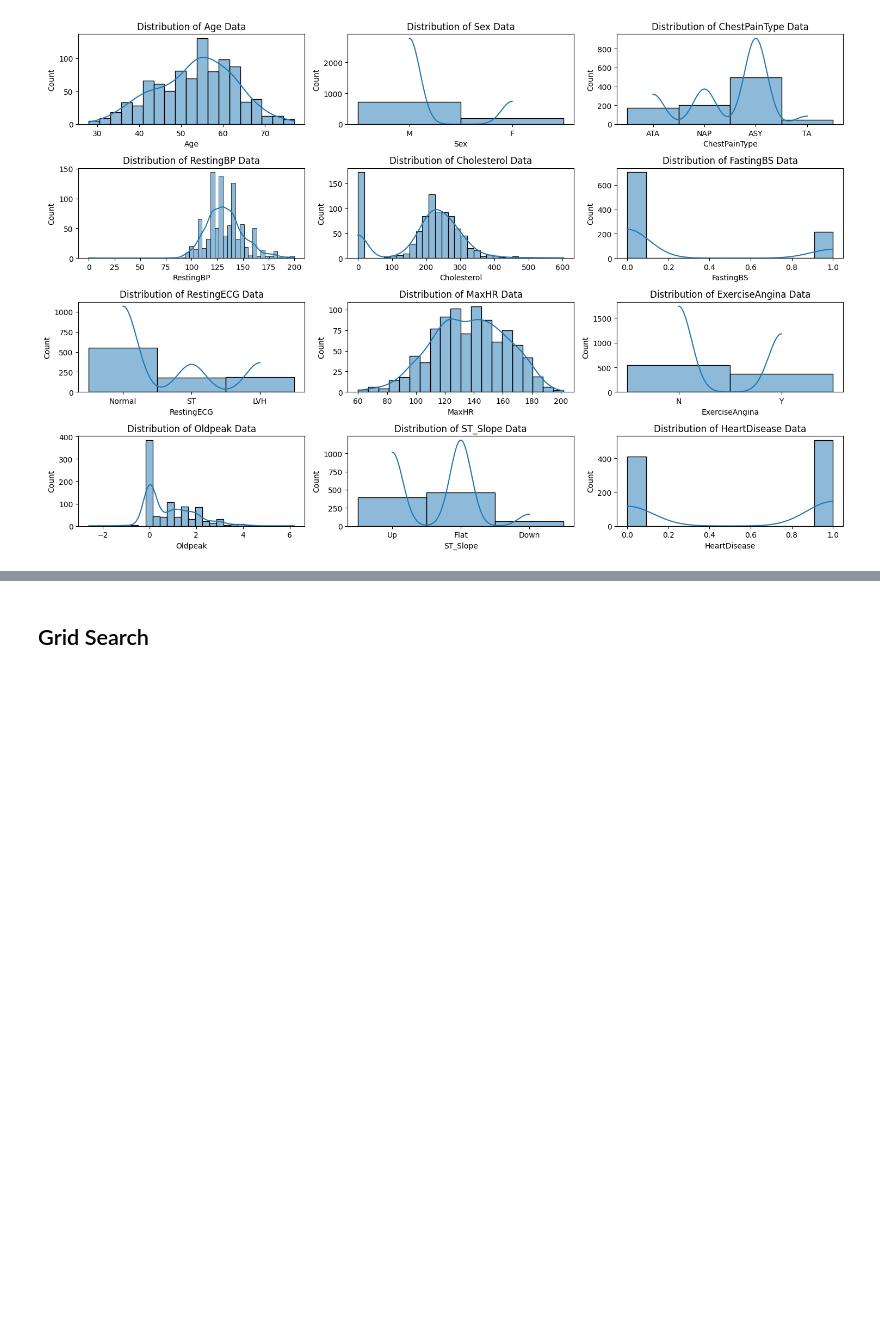
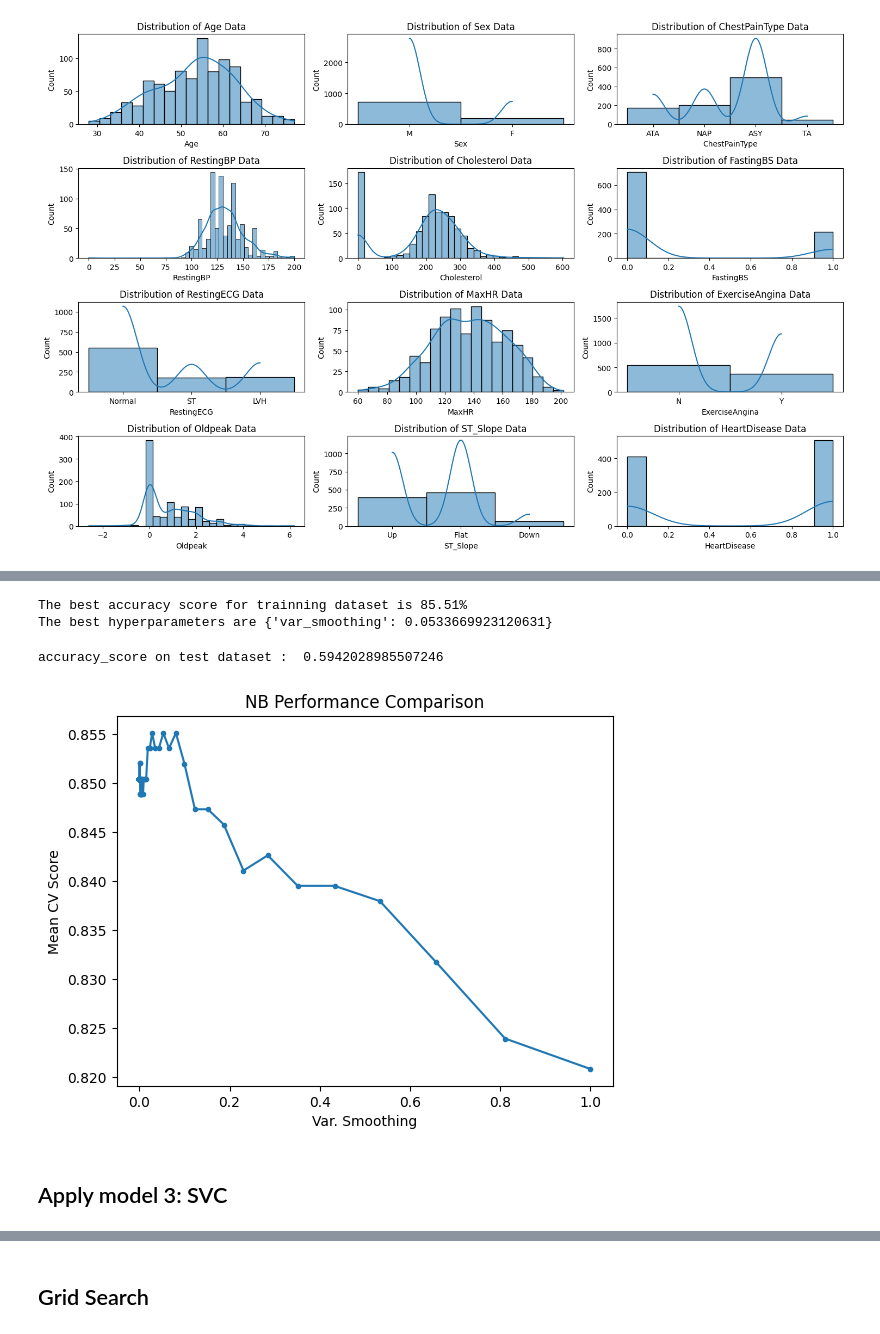
Before and after one commit to phamvutuyetanh/AI_Project, a Jupyter notebook: AI_Project.ipynb, the cells around one changed output, grey strips where cells are left out. Cells and saved outputs as stored; diff of their text form; code cells hidden in the pictures; blank space fills up the shorter version.

```diff
--- a/AI_Project.ipynb
+++ b/AI_Project.ipynb
@@ -290,0 +224,7 @@ for train_index, test_index in skf.split(X, y):
+# %%
+numerical_features = ['Age', 'RestingBP', 'Cholesterol', 'MaxHR']
+from sklearn.preprocessing import MinMaxScaler, StandardScaler
+normalize= MinMaxScaler()
+standard= StandardScaler()
+X_train['Oldpeak']= normalize.fit_transform(X_train[['Oldpeak']])
+X_train[numerical_features]= standard.fit_transform(X_train[numerical_features])
@@ -290,0 +238,10 @@ for train_index, test_index in skf.split(X, y):
+# %%
+kfold = KFold(n_splits=5, random_state=42, shuffle=True)
+model_KNN = KNeighborsClassifier()
+param_KNN = {
+    'n_neighbors': [x for x in range(1,20,1)],
+    'weights': ['uniform', 'distance'],
+    'metric': ['euclidean', 'manhattan', 'minkowski']
+}
+gridsearch_KNN = GridSearchCV(estimator=model_KNN, param_grid=param_KNN, scoring='accuracy',cv=kfold)
+gridsearch_KNN.fit(X_train, y_train)
@@ -290,0 +273,7 @@ for train_index, test_index in skf.split(X, y):
+# %%
+param_NB = {
+    "var_smoothing": np.logspace(0, -9, num=100)
+}
+model_NB= GaussianNB()
+gridsearch_NB = GridSearchCV(estimator = model_NB, param_grid=param_NB, scoring='accuracy', cv=kfold, n_jobs=-1)
+gridsearch_NB.fit(X_train, y_train)
@@ -290,0 +294,27 @@ for train_index, test_index in skf.split(X, y):
+# %%
+print(f'The best accuracy score for trainning dataset is {gridsearch_NB.best_score_:.2%}')
+print(f'The best hyperparameters are {gridsearch_NB.best_params_}')
+# %% [output]
+The best accuracy score for trainning dataset is 85.51%
+The best hyperparameters are {'var_smoothing': 0.0533669923120631}
+# %%
+#predict the target on the test dataset
+predict_test_NB = gridsearch_NB.predict(X_test)
+
+# Accuracy Score on test dataset
+accuracy_test = accuracy_score(y_test,predict_test_NB)
+print('accuracy_score on test dataset : ', accuracy_test)
+# %% [output]
+accuracy_score on test dataset :  0.5942028985507246
+# %%
+results_NB = pd.DataFrame(gridsearch_NB.cv_results_['params'])
+results_NB['test_score'] = gridsearch_NB.cv_results_['mean_test_score']
+plt.plot(results_NB['var_smoothing'], results_NB['test_score'], marker = '.')
+plt.xlabel('Var. Smoothing')
+plt.ylabel("Mean CV Score")
+plt.title("NB Performance Comparison")
+plt.show()
+# %% [output]
+[figure, added]
+# %% [markdown]
+## Apply model 3: SVC
```
Also changed, not shown: parts of 62 cells of this notebook.
